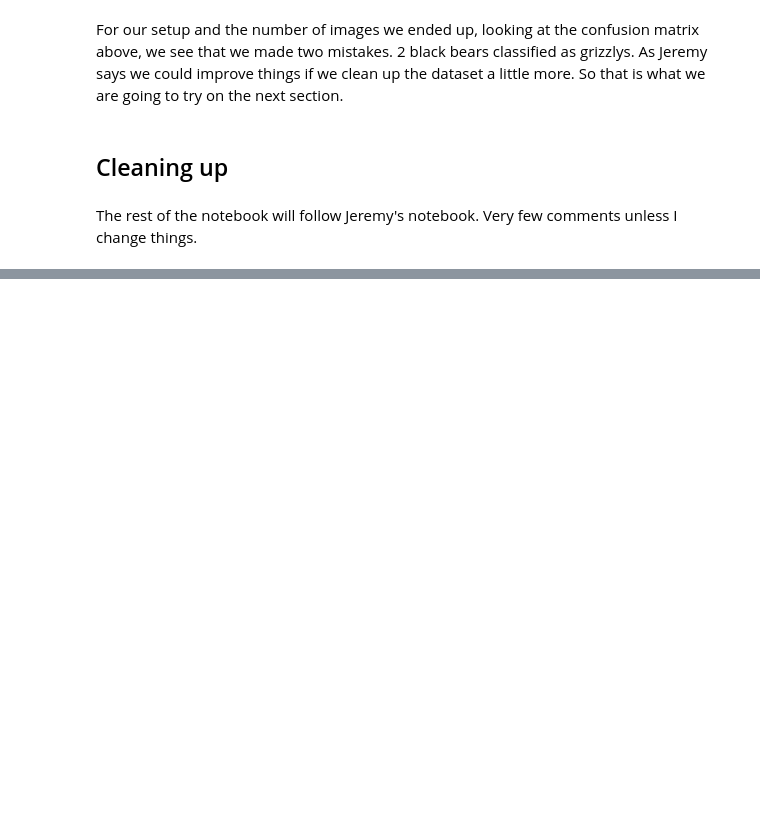
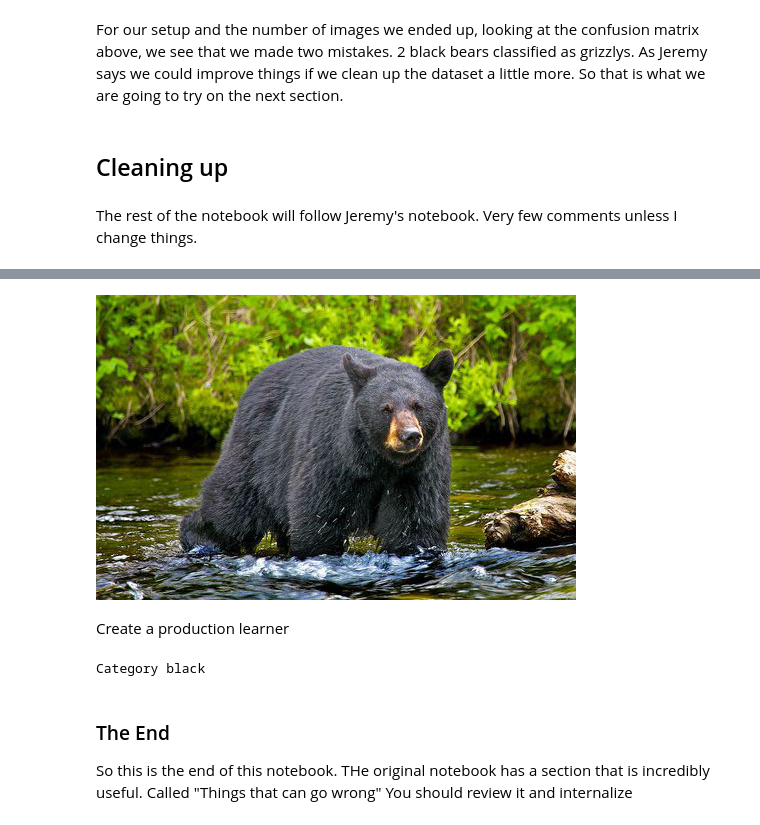
Before and after one commit to gaseosaluz/fastaiv3, a Jupyter notebook: nbs/dl1/lesson2-download-notes_exp.ipynb, the cells around one changed output, grey strips where cells are left out. Drawn from its saved outputs; the diff is of its cells as text; code cells hidden in the pictures; blank space fills up the shorter version.

Commit message:
Completed my lesson2 notebook - diff from class

```diff
--- a/nbs/dl1/lesson2-download-notes_exp.ipynb
+++ b/nbs/dl1/lesson2-download-notes_exp.ipynb
@@ -321,0 +392,7 @@ ImageCleaner(ds, idxs, path)
+# %%
+img = open_image(path/'black'/'00000021.jpg')
+img
+# %% [output]
+[figure, added]
+# %% [markdown]
+Create a production learner
@@ -321,0 +401,8 @@ ImageCleaner(ds, idxs, path)
+# %%
+pred_class,pred_idx,outputs = learn.predict(img)
+pred_class
+# %% [output]
+Category black
+# %% [markdown]
+### The End
+So this is the end of this notebook. THe original notebook has a section that is incredibly useful. Called "Things that can go wrong" You should review it and internalize
```
Also changed, not shown: parts of 39 cells of this notebook.
